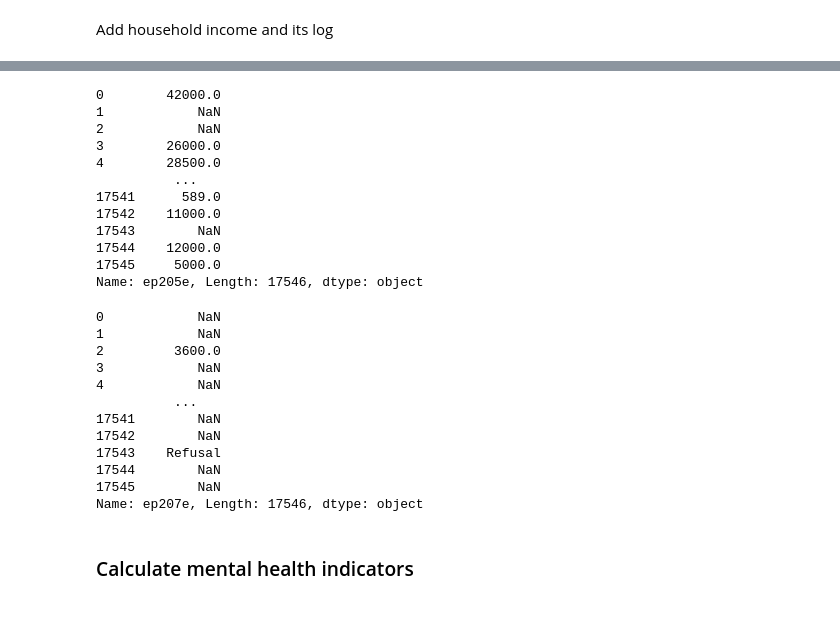
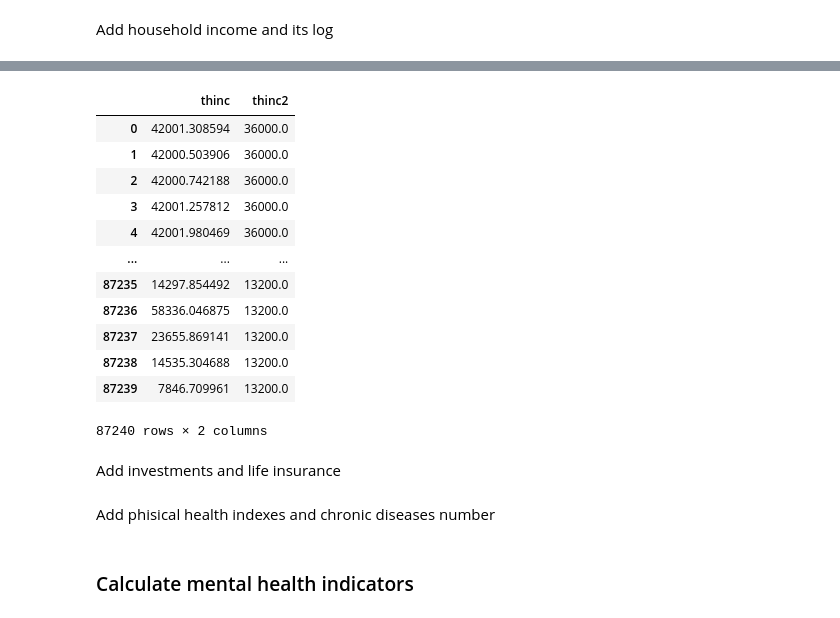
Before and after one commit to lugovalexa/MH-old-workers, a Jupyter notebook: notebooks/creating_dataset_sharelife.ipynb, the cells around one changed output, grey strips where cells are left out. Drawn from its saved outputs; the diff is of its cells as text; code cells hidden in the pictures.

```diff
--- a/notebooks/creating_dataset_sharelife.ipynb
+++ b/notebooks/creating_dataset_sharelife.ipynb
@@ -776,0 +817,12 @@ w46 = w46.rename(columns={"ep009_": "job_status"})
+# %%
+ep_data = relevant_rows.sort_values(["mergeid", "year"])
+last_industry = (
+    ep_data.groupby("mergeid")["industry"]
+    .apply(lambda x: x.dropna().iloc[-1] if not x.dropna().empty else np.nan)
+    .reset_index()
+)
+
+w46 = w46.merge(last_industry, on="mergeid", how="left")
+# %%
+w46["industry"] = w46["industry"].replace(["Don't know", "Refusal"], np.nan)
+w46 = w46.dropna(subset="industry").reset_index(drop=True)
@@ -968,30 +850,33 @@ Name: count, Length: 3017, dtype: int64
-# %%
-w46.ep205e
-# %% [output]
-0        42000.0
-1            NaN
-2            NaN
-3        26000.0
-4        28500.0
-          ...
-17541      589.0
-17542    11000.0
-17543        NaN
-17544    12000.0
-17545     5000.0
-Name: ep205e, Length: 17546, dtype: object
-# %%
-w46.ep207e
-# %% [output]
-0            NaN
-1            NaN
-2         3600.0
-3            NaN
-4            NaN
-          ...
-17541        NaN
-17542        NaN
-17543    Refusal
-17544        NaN
-17545        NaN
-Name: ep207e, Length: 17546, dtype: object
+# %%
+ws = [4, 5, 6]
+dfs = []
+
+for wave in ws:
+    file_path = f"/Users/alexandralugova/Documents/GitHub/MH-old-workers/data/datasets/sharew{wave}_rel8-0-0_ALL_datasets_stata/sharew{wave}_rel8-0-0_gv_imputations.dta"
+    data = pd.read_stata(file_path, convert_categoricals=False)
+    data["wave"] = wave
+    dfs.append(data)
+
+data = pd.concat(dfs, ignore_index=True)
+# %%
+w46 = w46.merge(
+    data[["mergeid", "wave", "thinc", "thinc2"]], on=["mergeid", "wave"], how="left"
+)
+# %%
+w46[["thinc", "thinc2"]]
+# %% [output]
+|  | thinc | thinc2 |
+| 0 | 42001.308594 | 36000.0 |
+| 1 | 42000.503906 | 36000.0 |
+| 2 | 42000.742188 | 36000.0 |
+| 3 | 42001.257812 | 36000.0 |
+| 4 | 42001.980469 | 36000.0 |
+| ... | ... | ... |
+| 87235 | 14297.854492 | 13200.0 |
+| 87236 | 58336.046875 | 13200.0 |
+| 87237 | 23655.869141 | 13200.0 |
+| 87238 | 14535.304688 | 13200.0 |
+| 87239 | 7846.709961 | 13200.0 |
+87240 rows × 2 columns
+# %% [markdown]
+Add investments and life insurance
@@ -997,0 +949,2 @@ Name: ep207e, Length: 17546, dtype: object
+# %% [markdown]
+Add phisical health indexes and chronic diseases number
```
Also changed, not shown: parts of 43 cells of this notebook.
